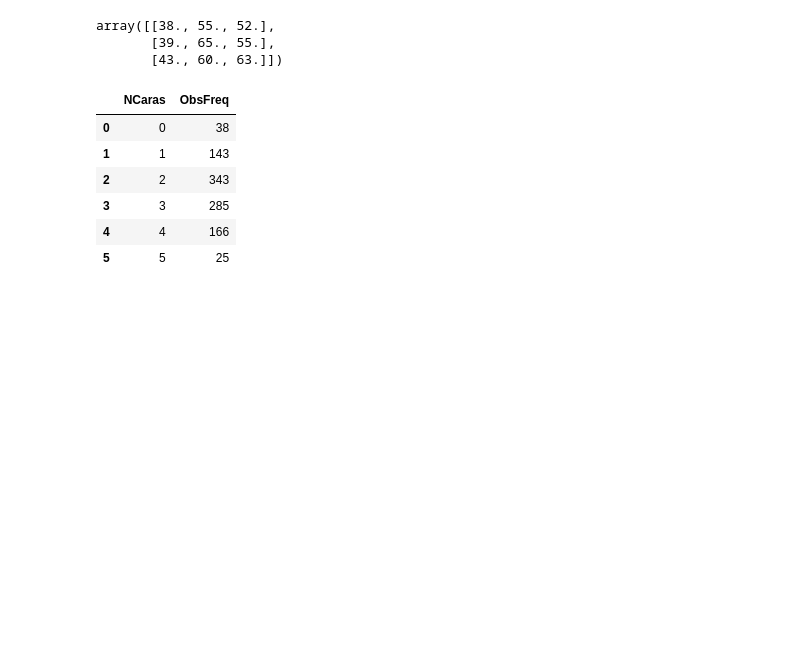
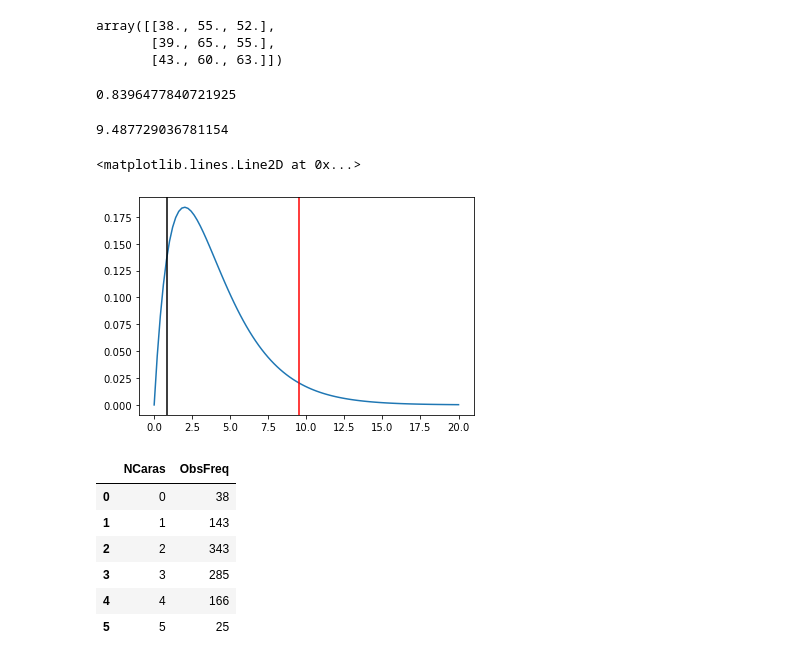
Before and after one commit to florez/Estadistica_Herramientas, a Jupyter notebook: Sesion7/Pruebas_Hipotesis.ipynb, the cells around one changed output. Cells and saved outputs as stored; diff of their text form; code cells hidden in the pictures; blank space fills up the shorter version.

```diff
--- a/Sesion7/Pruebas_Hipotesis.ipynb
+++ b/Sesion7/Pruebas_Hipotesis.ipynb
@@ -125,3 +133,25 @@ array([[38., 55., 52.],
+# %%
+Chi2 = GetChi2(fo,fe)
+Chi2
+# %% [output]
+0.8396477840721925
+# %%
+df = 4
+# %%
+x = np.linspace(0,20,100)
+y = chi2.pdf(x, df=df)
+# %%
+valorcritico = chi2.ppf( 0.95, df=df)
+valorcritico
+# %% [output]
+9.487729036781154
+# %%
+plt.plot(x,y)
+plt.axvline(x = valorcritico, color='r',label='Valor critico')
+plt.axvline(x = Chi2, color='k', label='Valor observado')
+# %% [output]
+<matplotlib.lines.Line2D at 0x...>
+[figure, added]
 # %%
 df = pd.read_csv('../Data/Sesion7/Binomial.csv')
 # %%
```
Also changed, not shown: parts of 1 cell of this notebook.
